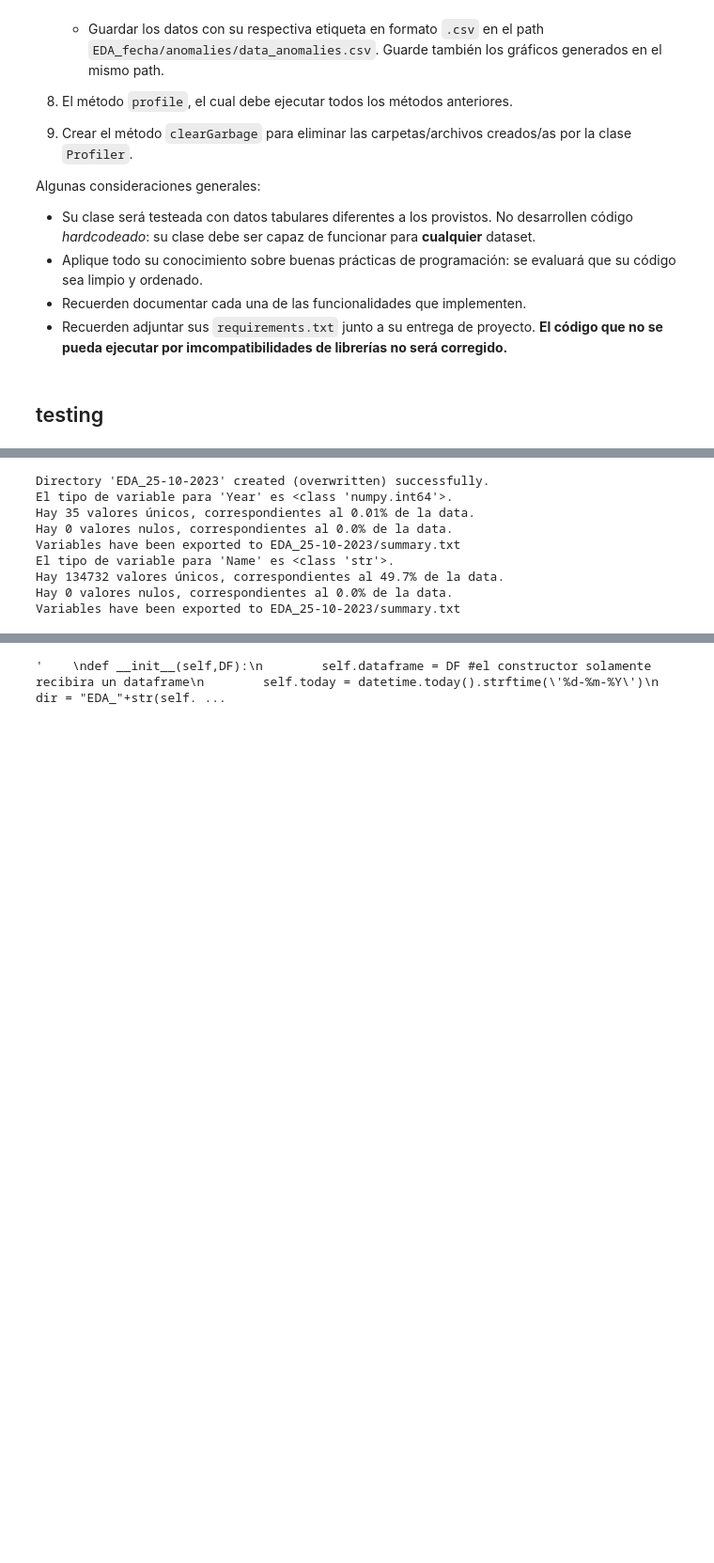
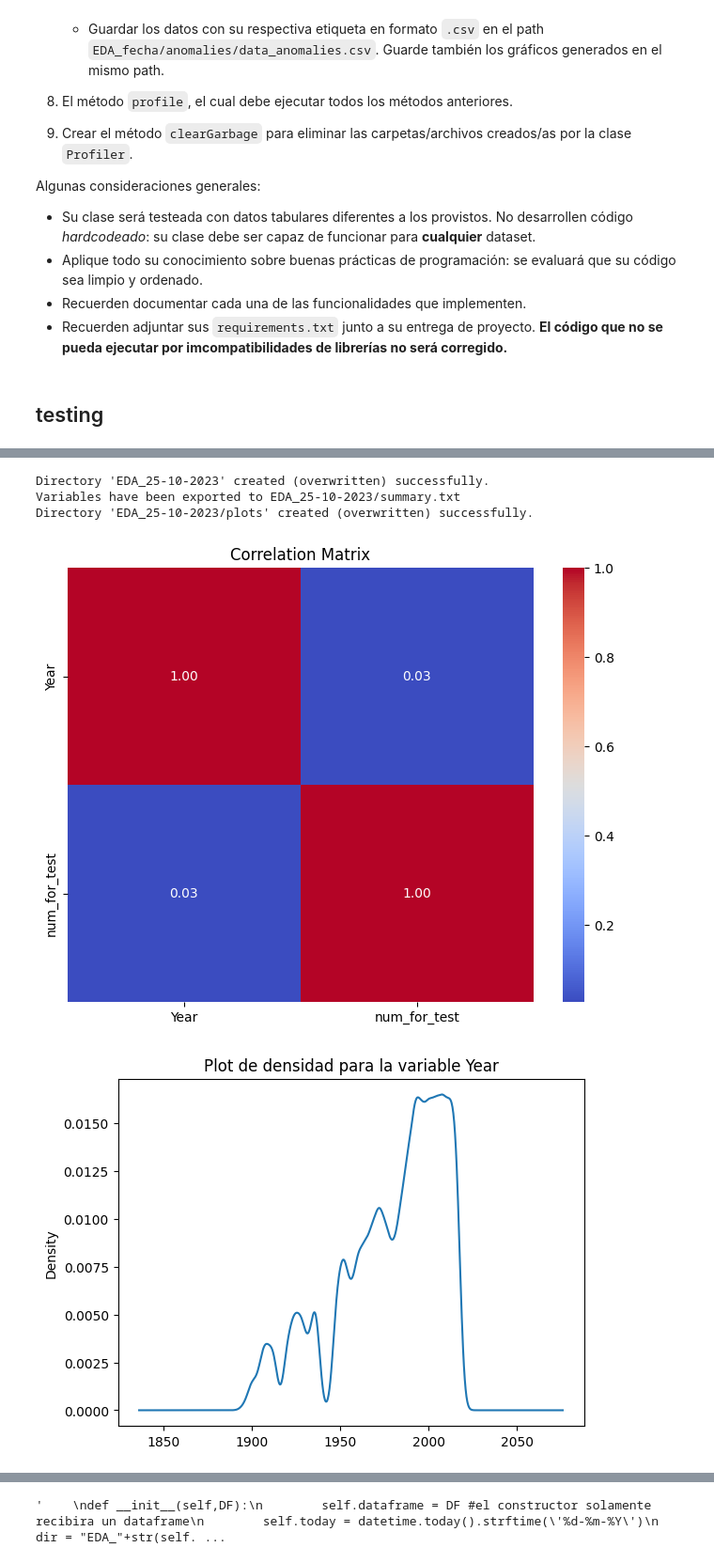
Before and after one commit to HexaPulsar/LabMDS, a Jupyter notebook: Proyecto_1/NUEVO_Proyecto_enunciado.ipynb, the cells around one changed output, grey strips where cells are left out. Shown: that part at 94% size. Saved outputs shown, nothing was run; the diff lists cells and outputs as text; code cells hidden in the pictures; blank space fills up the shorter version.

Commit message:
"Plot casi listo"

```diff
--- a/Proyecto_1/NUEVO_Proyecto_enunciado.ipynb
+++ b/Proyecto_1/NUEVO_Proyecto_enunciado.ipynb
@@ -328,26 +344,24 @@ class Profiler():
 ## testing
 # %%
 test = pd.read_parquet('olimpiadas.parquet')
+test['num_for_test'] = test['Year'].apply(lambda x: x*np.random.random()).round(2)
 display(test.head())
 test_class = Profiler(test)
-
-#test_class.summarize('Year')
-test_class.summarize(['Year', 'Name'])
-
-#test_class.plot_vars(['Year',"Name"],N_adj=1)
+#display(test_class.categorical)
+#display(test_class.numerical)
+test_class.summarize('Year')
+#test_class.summarize(['Year', 'Name'])
+#test_class.plot_vars('Year')
+test_class.plot_vars(['Year',"num_for_test","Sport"],N_adj=1)
 # %% [output]
 |  | ID | Name | Sex | Team | NOC | Games | Year | Season | City | Sport | Event | ... |
 | 0 | 1 | A Dijiang | M | China | CHN | 1992 Summer | 1992 | Summer | Barcelona | Basketball | Basketball Men's Basketball | ... |
 | 1 | 2 | A Lamusi | M | China | CHN | 2012 Summer | 2012 | Summer | London | Judo | Judo Men's Extra-Lightweight | ... |
 | 2 | 3 | Gunnar Nielsen Aaby | M | Denmark | DEN | 1920 Summer | 1920 | Summer | Antwerpen | Football | Football Men's Football | ... |
 | 3 | 4 | Edgar Lindenau Aabye | M | Denmark/Sweden | DEN | 1900 Summer | 1900 | Summer | Paris | Tug-Of-War | Tug-Of-War Men's Tug-Of-War | ... |
 | 4 | 5 | Christine Jacoba Aaftink | F | Netherlands | NED | 1988 Winter | 1988 | Winter | Calgary | Speed Skating | Speed Skating Women's 500 metres | ... |
 Directory 'EDA_25-10-2023' created (overwritten) successfully.
-El tipo de variable para 'Year' es <class 'numpy.int64'>.
-Hay 35 valores únicos, correspondientes al 0.01% de la data.
-Hay 0 valores nulos, correspondientes al 0.0% de la data.
 Variables have been exported to EDA_25-10-2023/summary.txt
-El tipo de variable para 'Name' es <class 'str'>.
-Hay 134732 valores únicos, correspondientes al 49.7% de la data.
-Hay 0 valores nulos, correspondientes al 0.0% de la data.
-Variables have been exported to EDA_25-10-2023/summary.txt
+Directory 'EDA_25-10-2023/plots' created (overwritten) successfully.
+[figure, added]
+[figure, added]
```
Also changed, not shown: parts of 3 cells of this notebook, 1 other file.
